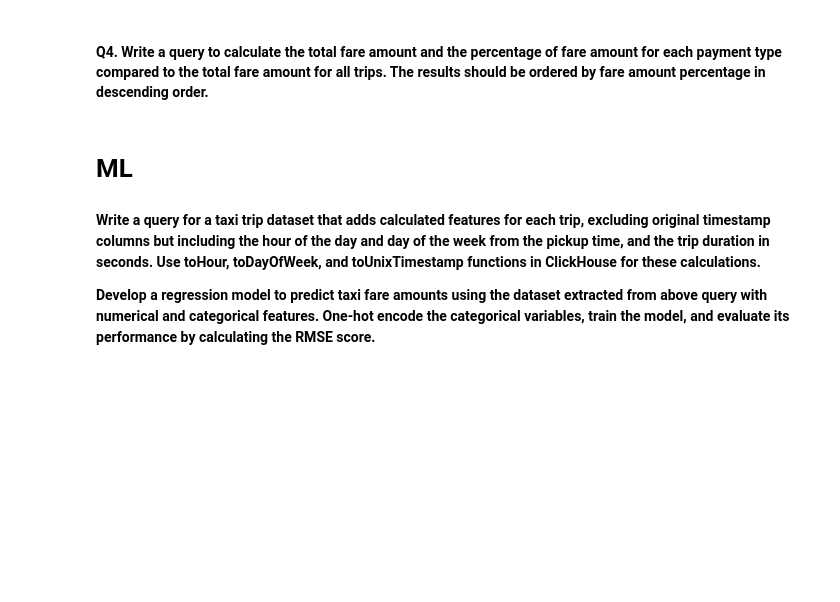
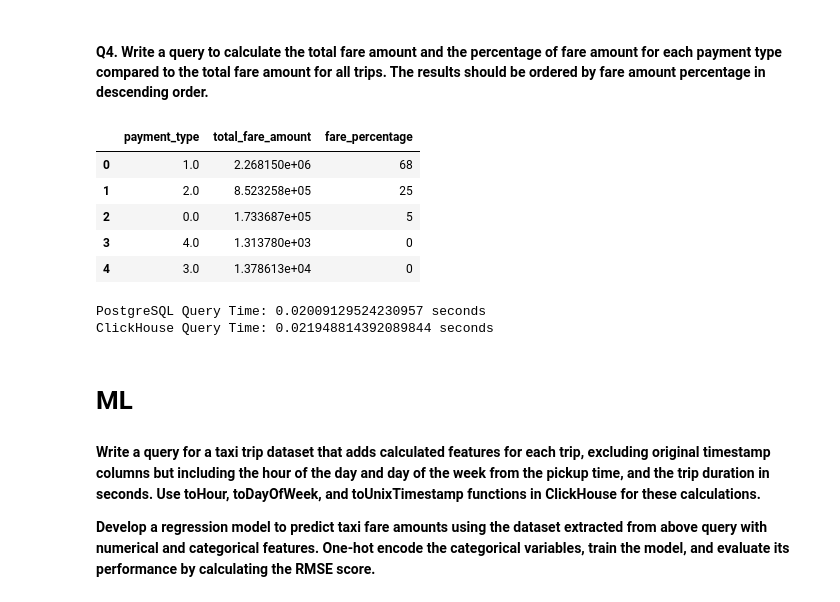
Before and after one commit to ibrahimergin/CS6964_Lab_4, a Jupyter notebook: Lab4_ColumnStores/jupyter/lab4_columnStore_questions.ipynb, the cells around one changed output. Drawn from its saved outputs; the diff is of its cells as text; code cells hidden in the pictures; blank space fills up the shorter version.

```diff
--- a/Lab4_ColumnStores/jupyter/lab4_columnStore_questions.ipynb
+++ b/Lab4_ColumnStores/jupyter/lab4_columnStore_questions.ipynb
@@ -270,13 +411,37 @@ compare_query_runtime(query)
 #### Q4. Write a query to calculate the total fare amount and the percentage of fare amount for each payment type compared to the total fare amount for all trips. The results should be ordered by fare amount percentage in descending order.
 # %%
 # TODO: YOUR CODE STARTS HERE
-
+query = '''
+SELECT
+    payment_type,
+    SUM(fare_amount) AS total_fare_amount,
+    ROUND(
+        (SUM(fare_amount) * 100.0 / (SELECT SUM(fare_amount) FROM trips_taxi))::numeric,
+        2
+    ) AS fare_percentage
+FROM
+    trips_taxi
+GROUP BY
+    payment_type
+ORDER BY
+    fare_percentage DESC;
+'''
 # TODO: YOUR CODE ENDS HERE
 q4 = run_query(query)
 
 q4
+# %% [output]
+|  | payment_type | total_fare_amount | fare_percentage |
+| 0 | 1.0 | 2.268150e+06 | 68 |
+| 1 | 2.0 | 8.523258e+05 | 25 |
+| 2 | 0.0 | 1.733687e+05 | 5 |
+| 3 | 4.0 | 1.313780e+03 | 0 |
+| 4 | 3.0 | 1.378613e+04 | 0 |
 # %%
 compare_query_runtime(query)
+# %% [output]
+PostgreSQL Query Time: 0.02009129524230957 seconds
+ClickHouse Query Time: 0.021948814392089844 seconds
 # %% [markdown]
 # ML
 # %% [markdown]
```
Also changed, not shown: parts of 22 cells of this notebook, 2 other files.
